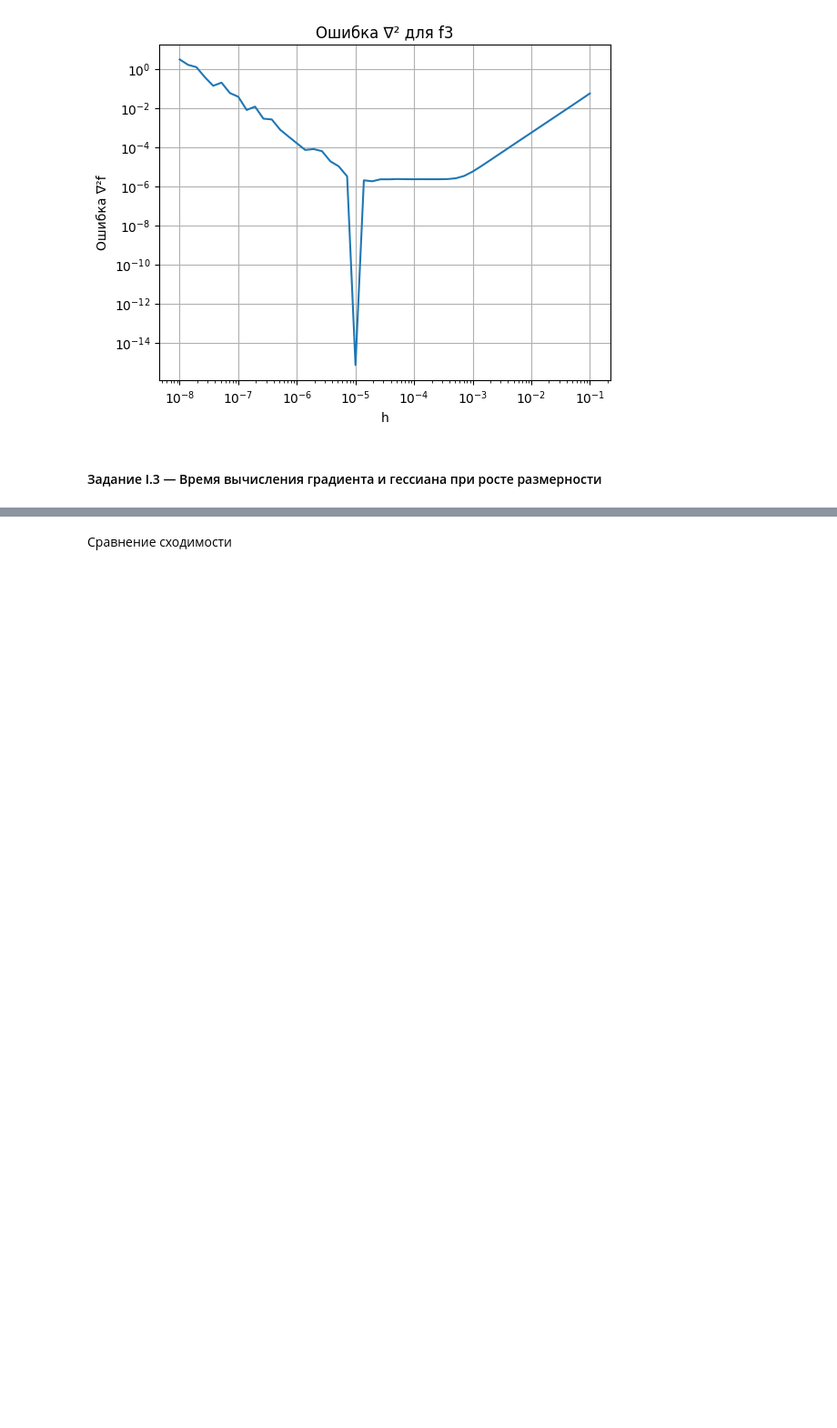
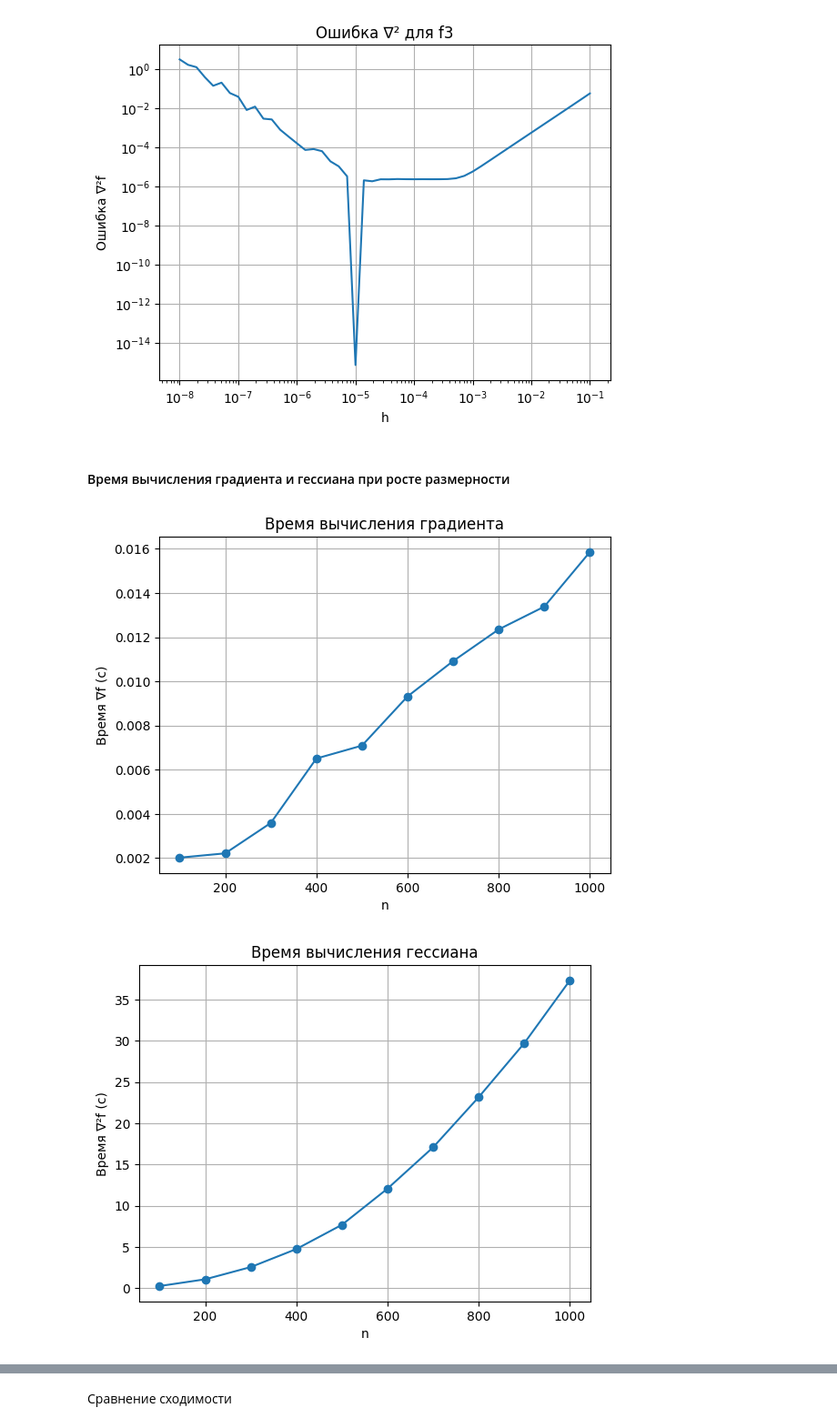
Before and after one commit to n-sukhov/OptMeth, a Jupyter notebook: Lab2/lab_2_MO.ipynb, the cells around one changed output, grey strips where cells are left out. Shown at 91% size. Saved outputs shown, nothing was run; the diff lists cells and outputs as text; code cells hidden in the pictures; blank space fills up the shorter version.

```diff
--- a/Lab2/lab_2_MO.ipynb
+++ b/Lab2/lab_2_MO.ipynb
@@ -22,7 +22,8 @@ def numerical_hessian(f, x, h=1e-5):
     H = np.zeros((n, n))
     for i in range(n):
         for j in range(n):
-            ei = np.zeros_like(x); ej = np.zeros_like(x)
+            ei = np.zeros_like(x)
+            ej = np.zeros_like(x)
             ei[i], ej[j] = 1.0, 1.0
             H[i, j] = (
                 f(x + h*(ei + ej))
@@ -78,9 +79,19 @@ for name, (f, g_true, H_true, x0) in points.items():
     for h in hs:
         grad_err.append(np.linalg.norm(numerical_gradient(f,x0,h) - g_true(x0)))
         hess_err.append(np.linalg.norm(numerical_hessian(f,x0,h) - H_true(x0)))
-    plt.figure(); plt.loglog(hs, grad_err); plt.xlabel('h'); plt.ylabel('Ошибка ∇f'); plt.title(f'Ошибка ∇ для {name}'); plt.grid(True)
+    plt.figure()
+    plt.loglog(hs, grad_err)
+    plt.xlabel('h')
+    plt.ylabel('Ошибка ∇f')
+    plt.title(f'Ошибка ∇ для {name}')
+    plt.grid(True)
     plt.show()
-    plt.figure(); plt.loglog(hs, hess_err); plt.xlabel('h'); plt.ylabel('Ошибка ∇²f'); plt.title(f'Ошибка ∇² для {name}'); plt.grid(True)
+    plt.figure()
+    plt.loglog(hs, hess_err)
+    plt.xlabel('h')
+    plt.ylabel('Ошибка ∇²f')
+    plt.title(f'Ошибка ∇² для {name}')
+    plt.grid(True)
     plt.show()
 # %% [output]
 [figure]
@@ -90,7 +101,7 @@ for name, (f, g_true, H_true, x0) in points.items():
 [figure]
 [figure]
 # %% [markdown]
-#### Задание I.3 — Время вычисления градиента и гессиана при росте размерности
+#### Время вычисления градиента и гессиана при росте размерности
 # %%
 def make_lin_function(n):
     """Функция f(x)=sum_i (i+1)*x_i"""
@@ -102,9 +113,28 @@ times_grad, times_hess = [], []
 for n in ns:
     f_lin = make_lin_function(n)
     x = np.ones(n)
-    t0 = time.time(); numerical_gradient(f_lin, x); times_grad.append(time.time()-t0)
-    t0 = time.time(); numerical_hessian(f_lin, x); times_hess.append(time.time()-t0)
+    t0 = time.time()
+    numerical_gradient(f_lin, x)
+    times_grad.append(time.time()-t0)
+    t0 = time.time()
+    numerical_hessian(f_lin, x)
+    times_hess.append(time.time()-t0)
 # %%
-plt.figure(); plt.plot(ns, times_grad, marker='o'); plt.xlabel('n'); plt.ylabel('Время ∇f (с)'); plt.title('Время вычисления градиента'); plt.grid(True); plt.show()
-plt.figure(); plt.plot(ns, times_hess, marker='o'); plt.xlabel('n'); plt.ylabel('Время ∇²f (с)'); plt.title('Время вычисления гессиана'); plt.grid(True); plt.show()
+plt.figure()
+plt.plot(ns, times_grad, marker='o')
+plt.xlabel('n')
+plt.ylabel('Время ∇f (с)')
+plt.title('Время вычисления градиента')
+plt.grid(True)
+plt.show()
+plt.figure()
+plt.plot(ns, times_hess, marker='o')
+plt.xlabel('n')
+plt.ylabel('Время ∇²f (с)')
+plt.title('Время вычисления гессиана')
+plt.grid(True)
+plt.show()
+# %% [output]
+[figure, added]
+[figure, added]
 # %% [markdown]
```
Also changed, not shown: parts of 11 cells of this notebook.
